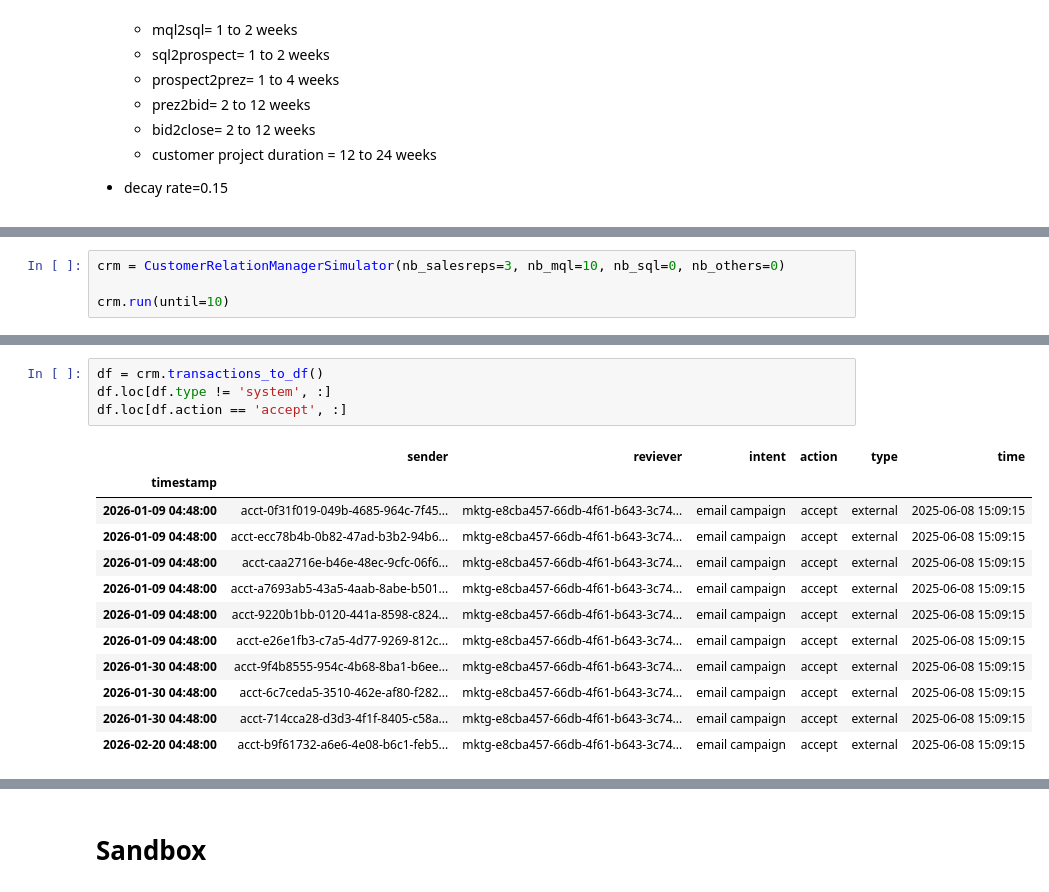
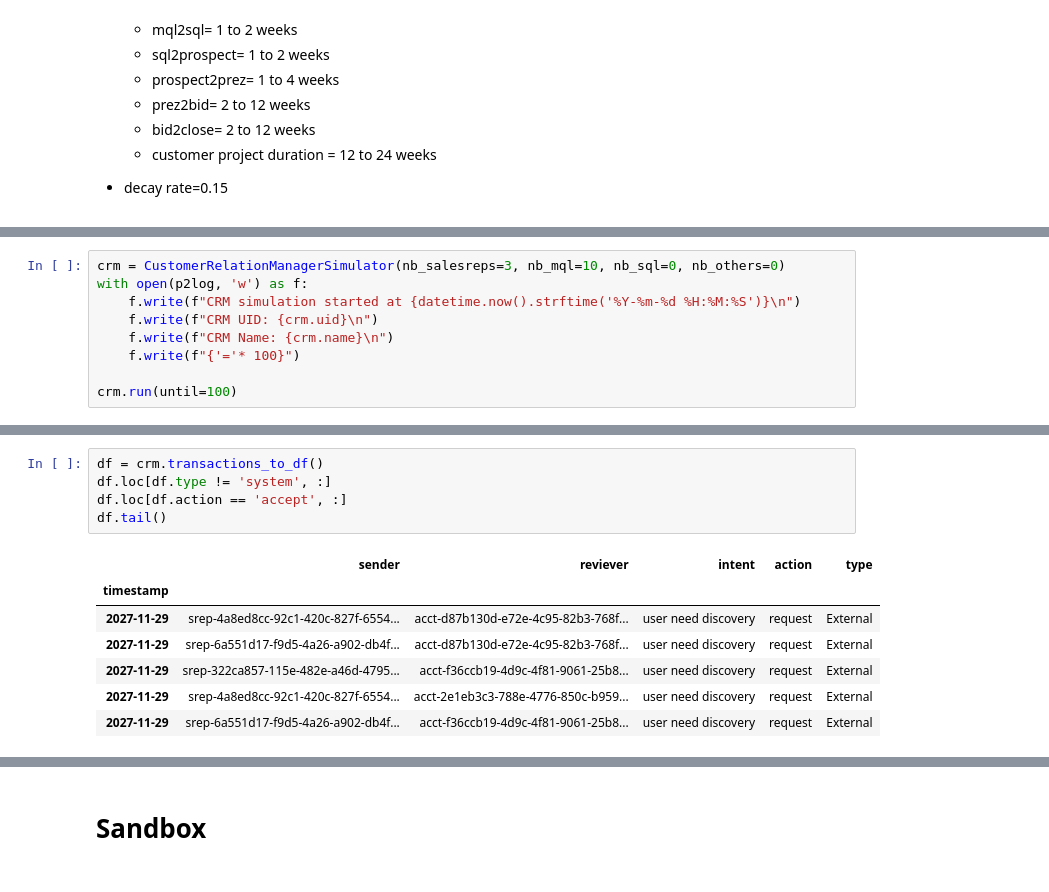
Before and after one commit to vtecftwy/crm-sim, a Jupyter notebook: nbs/wip_06_crm_simpy_refactor.ipynb, the cells around one changed output, grey strips where cells are left out. Saved outputs shown, nothing was run; the diff lists cells and outputs as text.

```diff
--- a/nbs/wip_06_crm_simpy_refactor.ipynb
+++ b/nbs/wip_06_crm_simpy_refactor.ipynb
@@ -699,5 +793,10 @@ class CustomerRelationManagerSimulator:
 # %%
 crm = CustomerRelationManagerSimulator(nb_salesreps=3, nb_mql=10, nb_sql=0, nb_others=0)
+with open(p2log, 'w') as f:
+    f.write(f"CRM simulation started at {datetime.now().strftime('%Y-%m-%d %H:%M:%S')}\n")
+    f.write(f"CRM UID: {crm.uid}\n")
+    f.write(f"CRM Name: {crm.name}\n")
+    f.write(f"{'='* 100}")
 
-crm.run(until=10)
+crm.run(until=100)
 # %% [output]
@@ -721,18 +809,14 @@ account registered process handle_inbox
 # %%
 df = crm.transactions_to_df()
 df.loc[df.type != 'system', :]
 df.loc[df.action == 'accept', :]
+df.tail()
 # %% [output]
-|  | sender | reviever | intent | action | type | time |
-| timestamp |  |  |  |  |  |  |
-| 2026-01-09 04:48:00 | acct-0f31f019-049b-4685-964c-7f45... | mktg-e8cba457-66db-4f61-b643-3c74... | email campaign | accept | external | 2025-06-08 15:09:15 |
-| 2026-01-09 04:48:00 | acct-ecc78b4b-0b82-47ad-b3b2-94b6... | mktg-e8cba457-66db-4f61-b643-3c74... | email campaign | accept | external | 2025-06-08 15:09:15 |
-| 2026-01-09 04:48:00 | acct-caa2716e-b46e-48ec-9cfc-06f6... | mktg-e8cba457-66db-4f61-b643-3c74... | email campaign | accept | external | 2025-06-08 15:09:15 |
-| 2026-01-09 04:48:00 | acct-a7693ab5-43a5-4aab-8abe-b501... | mktg-e8cba457-66db-4f61-b643-3c74... | email campaign | accept | external | 2025-06-08 15:09:15 |
-| 2026-01-09 04:48:00 | acct-9220b1bb-0120-441a-8598-c824... | mktg-e8cba457-66db-4f61-b643-3c74... | email campaign | accept | external | 2025-06-08 15:09:15 |
-| 2026-01-09 04:48:00 | acct-e26e1fb3-c7a5-4d77-9269-812c... | mktg-e8cba457-66db-4f61-b643-3c74... | email campaign | accept | external | 2025-06-08 15:09:15 |
-| 2026-01-30 04:48:00 | acct-9f4b8555-954c-4b68-8ba1-b6ee... | mktg-e8cba457-66db-4f61-b643-3c74... | email campaign | accept | external | 2025-06-08 15:09:15 |
-| 2026-01-30 04:48:00 | acct-6c7ceda5-3510-462e-af80-f282... | mktg-e8cba457-66db-4f61-b643-3c74... | email campaign | accept | external | 2025-06-08 15:09:15 |
-| 2026-01-30 04:48:00 | acct-714cca28-d3d3-4f1f-8405-c58a... | mktg-e8cba457-66db-4f61-b643-3c74... | email campaign | accept | external | 2025-06-08 15:09:15 |
-| 2026-02-20 04:48:00 | acct-b9f61732-a6e6-4e08-b6c1-feb5... | mktg-e8cba457-66db-4f61-b643-3c74... | email campaign | accept | external | 2025-06-08 15:09:15 |
+|  | sender | reviever | intent | action | type |
+| timestamp |  |  |  |  |  |
+| 2027-11-29 | srep-4a8ed8cc-92c1-420c-827f-6554... | acct-d87b130d-e72e-4c95-82b3-768f... | user need discovery | request | External |
+| 2027-11-29 | srep-6a551d17-f9d5-4a26-a902-db4f... | acct-d87b130d-e72e-4c95-82b3-768f... | user need discovery | request | External |
+| 2027-11-29 | srep-322ca857-115e-482e-a46d-4795... | acct-f36ccb19-4d9c-4f81-9061-25b8... | user need discovery | request | External |
+| 2027-11-29 | srep-4a8ed8cc-92c1-420c-827f-6554... | acct-2e1eb3c3-788e-4776-850c-b959... | user need discovery | request | External |
+| 2027-11-29 | srep-6a551d17-f9d5-4a26-a902-db4f... | acct-f36ccb19-4d9c-4f81-9061-25b8... | user need discovery | request | External |
 # %%
```
Also changed, not shown: parts of 21 cells of this notebook, 3 other files.
